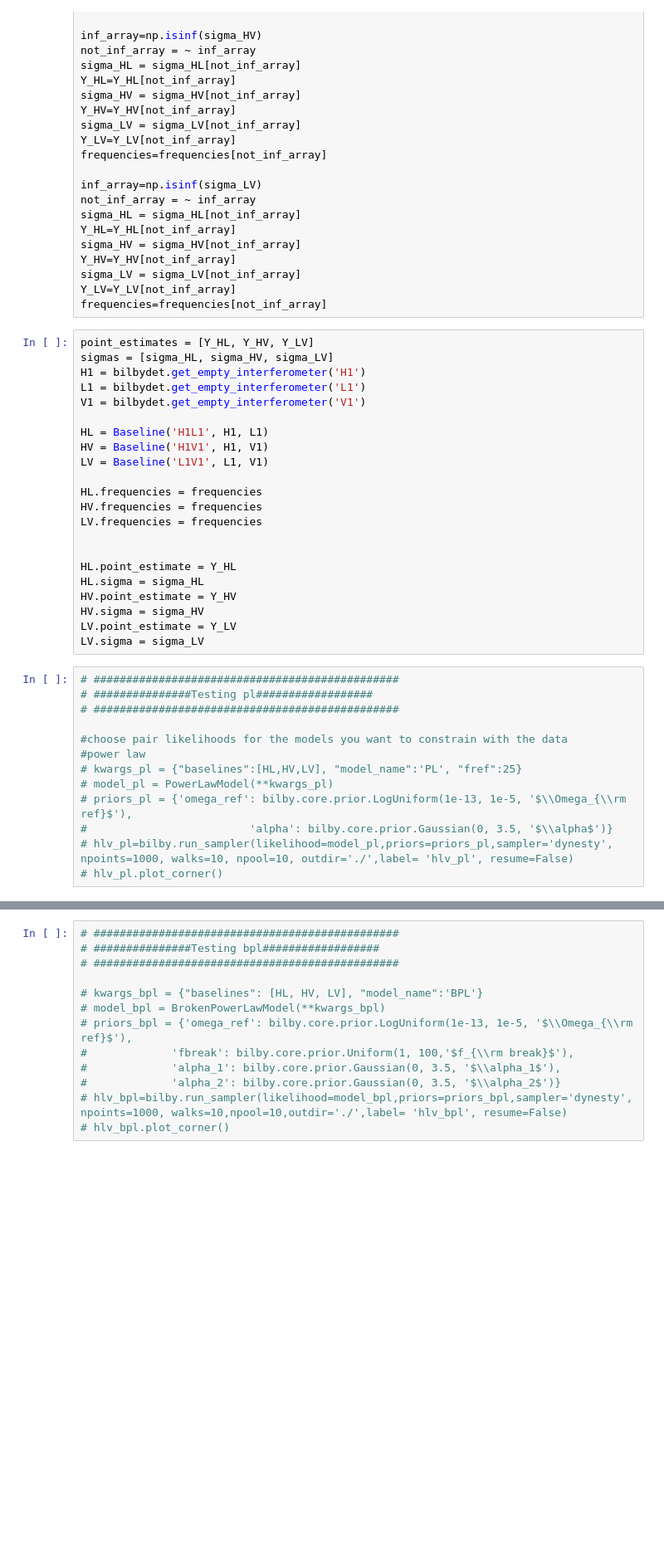
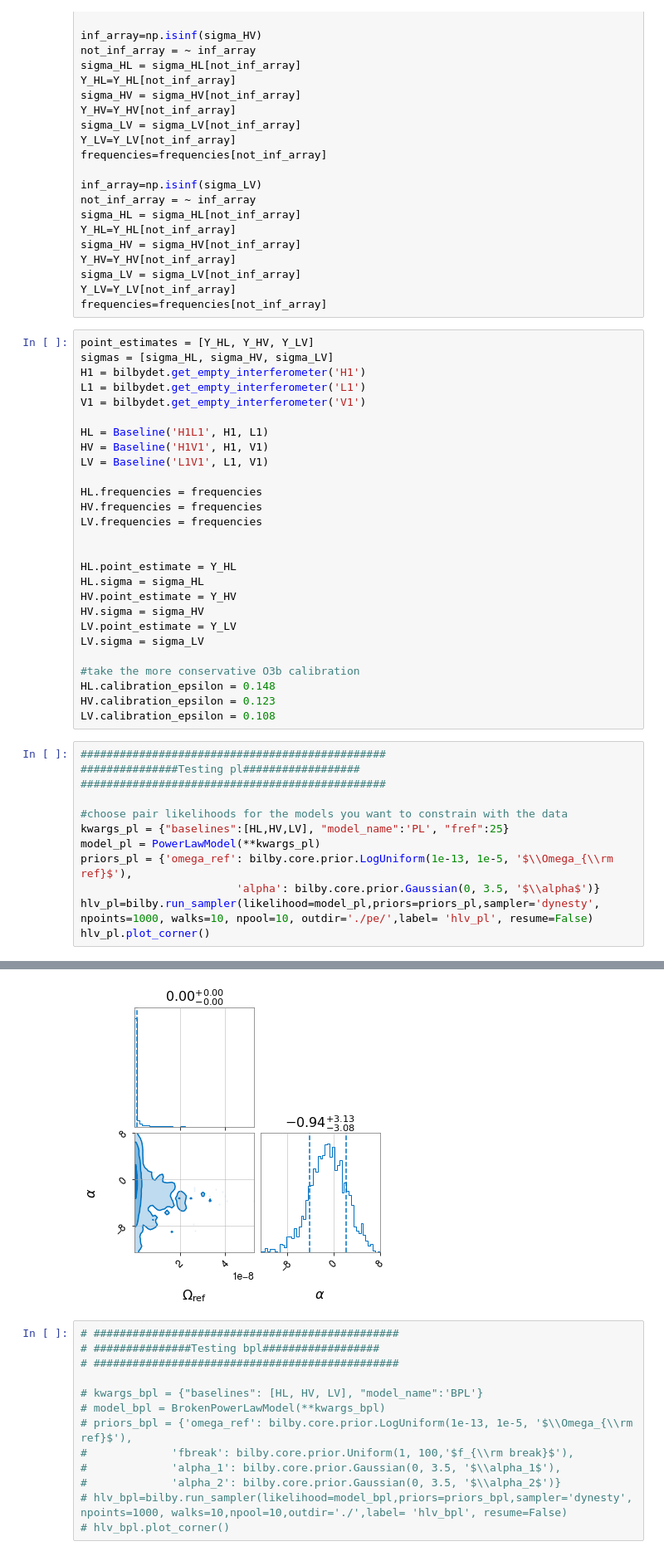
Before and after one commit to a-renzini/pygwb, a Jupyter notebook: tutorials/run_pe.ipynb, the cells around one changed output, grey strips where cells are left out. Shown at 83% size. Cells and saved outputs as stored; diff of their text form; blank space fills up the shorter version.

Commit message:
docstrings and calibration

```diff
--- a/tutorials/run_pe.ipynb
+++ b/tutorials/run_pe.ipynb
@@ -75,16 +75,21 @@ HV.point_estimate = Y_HV
 HV.sigma = sigma_HV
 LV.point_estimate = Y_LV
 LV.sigma = sigma_LV
+
+#take the more conservative O3b calibration
+HL.calibration_epsilon = 0.148
+HV.calibration_epsilon = 0.123
+LV.calibration_epsilon = 0.108
 # %%
-# ###############################################
-# ###############Testing pl##################
-# ###############################################
+###############################################
+###############Testing pl##################
+###############################################
 
 #choose pair likelihoods for the models you want to constrain with the data
-#power law
-# kwargs_pl = {"baselines":[HL,HV,LV], "model_name":'PL', "fref":25}
-# model_pl = PowerLawModel(**kwargs_pl)
-# priors_pl = {'omega_ref': bilby.core.prior.LogUniform(1e-13, 1e-5, '$\\Omega_{\\rm ref}$'),
-#                         'alpha': bilby.core.prior.Gaussian(0, 3.5, '$\\alpha$')}
-# hlv_pl=bilby.run_sampler(likelihood=model_pl,priors=priors_pl,sampler='dynesty', npoints=1000, walks=10, npool=10, outdir='./',label= 'hlv_pl', resume=False)
-# hlv_pl.plot_corner()
+kwargs_pl = {"baselines":[HL,HV,LV], "model_name":'PL', "fref":25}
+model_pl = PowerLawModel(**kwargs_pl)
+priors_pl = {'omega_ref': bilby.core.prior.LogUniform(1e-13, 1e-5, '$\\Omega_{\\rm ref}$'),
+                        'alpha': bilby.core.prior.Gaussian(0, 3.5, '$\\alpha$')}
+hlv_pl=bilby.run_sampler(likelihood=model_pl,priors=priors_pl,sampler='dynesty', npoints=1000, walks=10, npool=10, outdir='./pe/',label= 'hlv_pl', resume=False)
+hlv_pl.plot_corner()
+# %% [output]
@@ -91,3 +116,4 @@ LV.sigma = sigma_LV
+[figure, added]
 # %%
 # ###############################################
 # ###############Testing bpl##################
```
Also changed, not shown: parts of 2 cells of this notebook, 4 other files.
